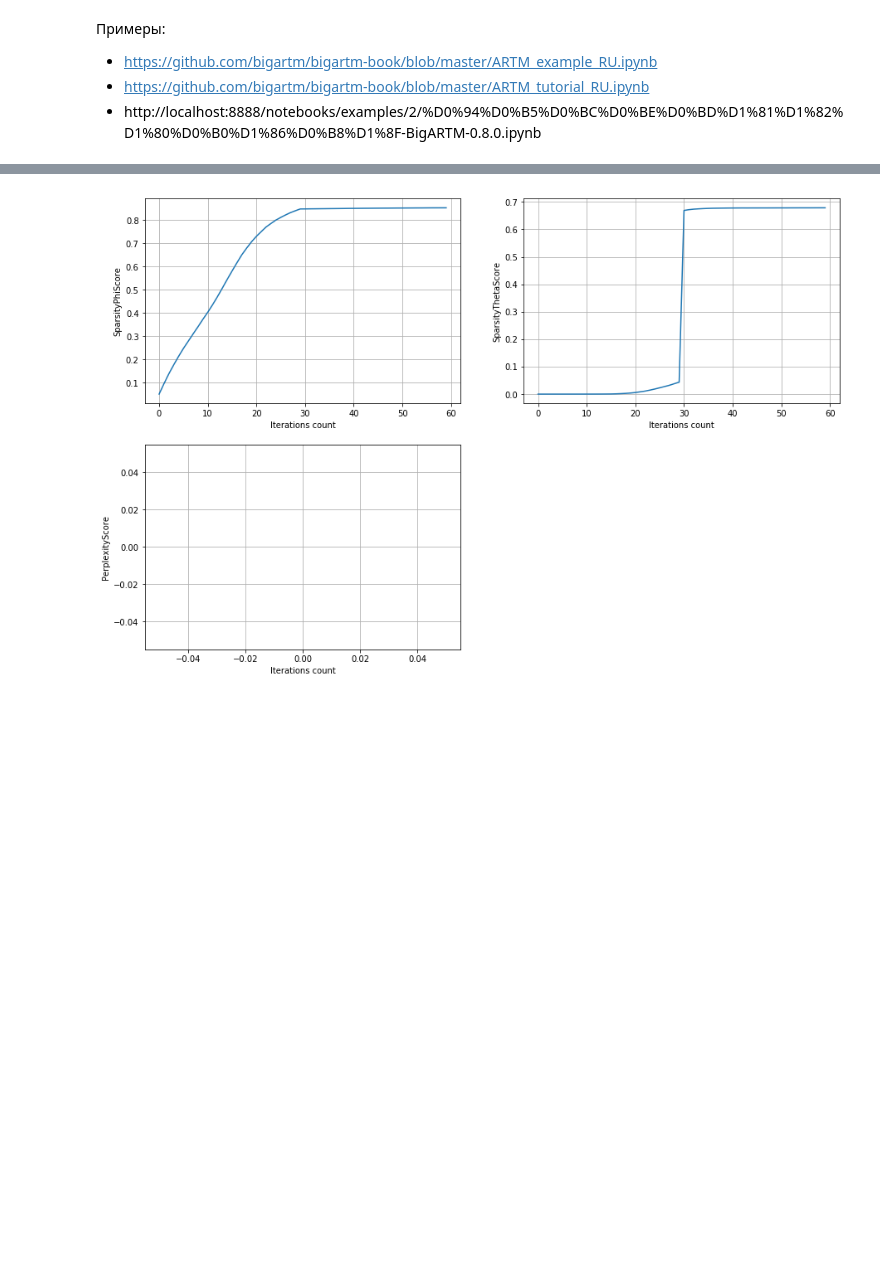
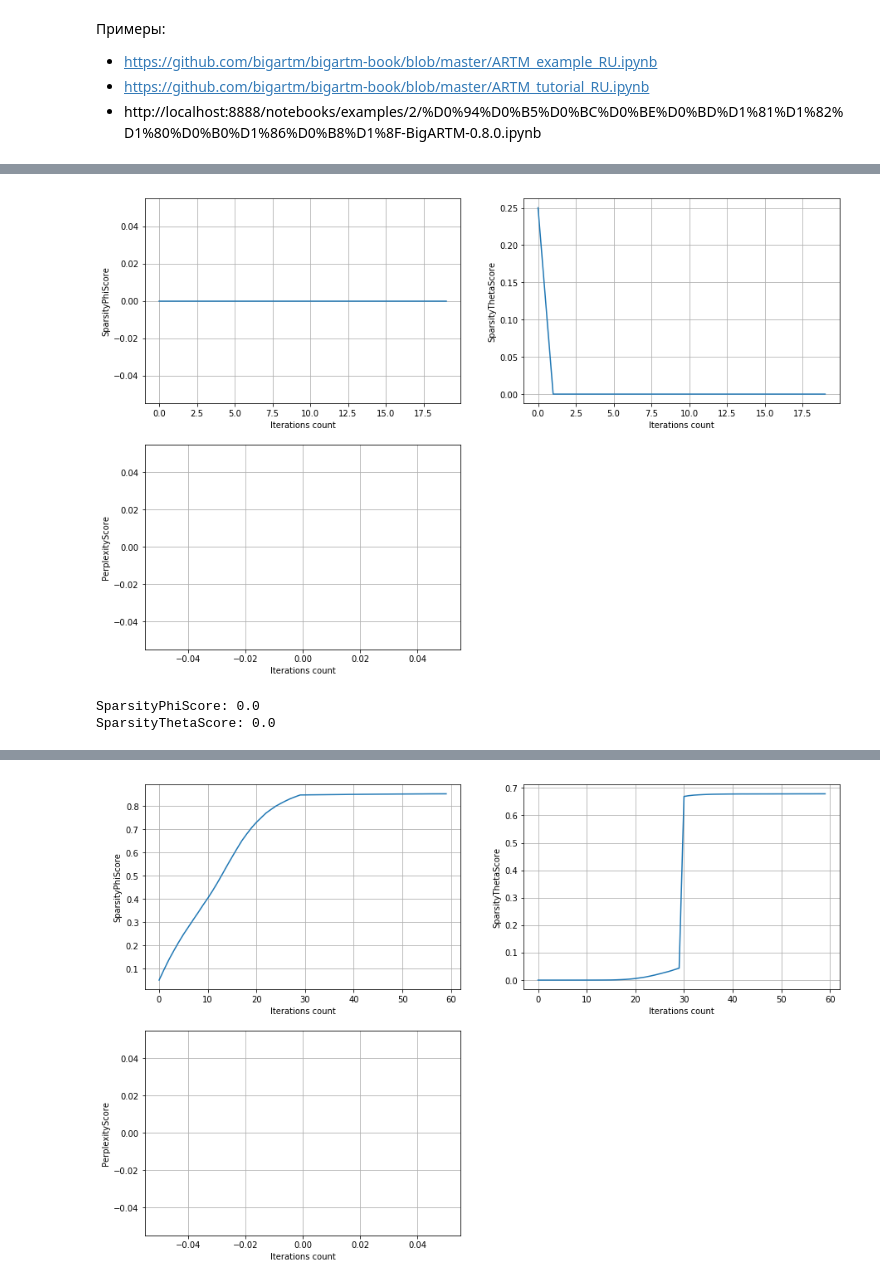
Before and after one commit to Kirmark/bachelor-qualification-work, a Jupyter notebook: application/models/create_model.ipynb, the cells around one changed output, grey strips where cells are left out. Drawn from its saved outputs; the diff is of its cells as text; code cells hidden in the pictures; blank space fills up the shorter version.

```diff
--- a/application/models/create_model.ipynb
+++ b/application/models/create_model.ipynb
@@ -158,2 +302,21 @@ model_artm.save("news_model_2")
+# %%
+# Модель 3
+# Запуск регуляризатора DecorrelatorPhi
+
+model_artm = new_default_model(topic_count, dictionary)
+
+model_artm.load("news_model_2")
+
+model_artm.regularizers.add(artm.//(name='DecorrelatorPhi'))
+model_artm.regularizers['DecorrelatorPhi'].tau = 0.1
+
+model_artm.fit_offline(batch_vectorizer=batch_vectorizer, num_collection_passes=20)
+model_print_results(model_artm)
+
+model_artm.save("news_model_3")
+# %% [output]
+[figure, added]
+SparsityPhiScore: 0.0
+SparsityThetaScore: 0.0
 # %%
 model_artm.regularizers
```
Also changed, not shown: parts of 11 cells of this notebook, 4 other files.
